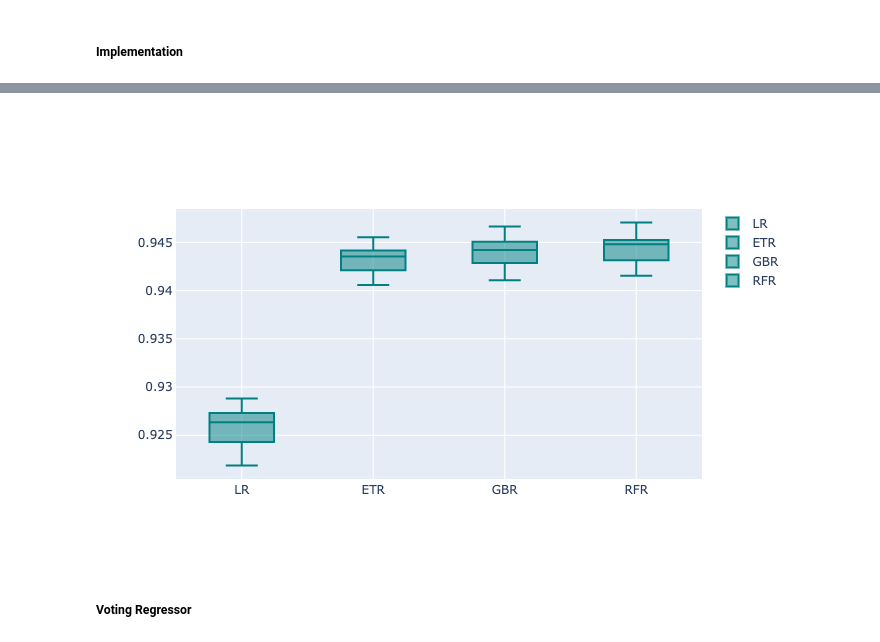
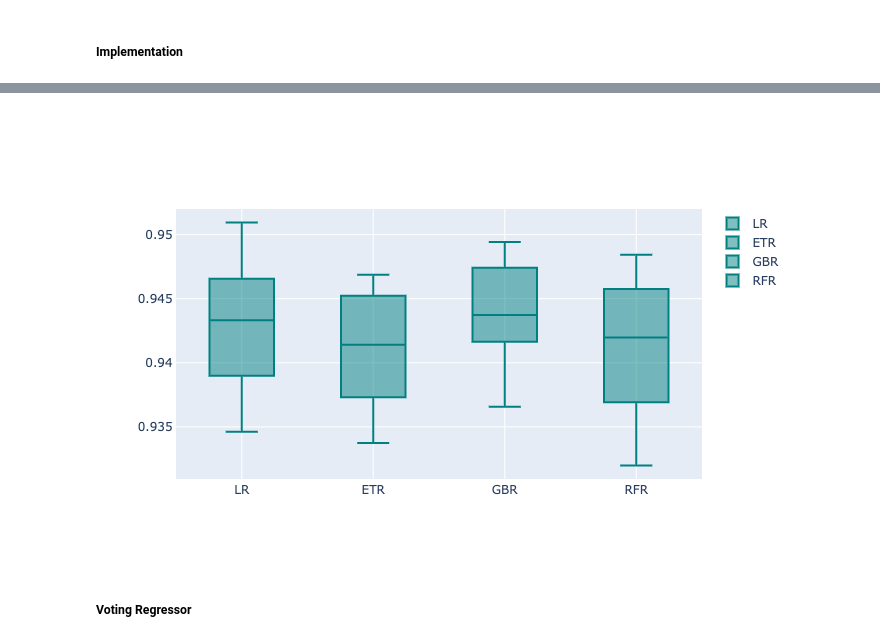
Before and after one commit to gayu28/ML_projects, a Jupyter notebook: Flight_Delay_pred/regr01.ipynb, the cells around one changed output, grey strips where cells are left out. Saved outputs shown, nothing was run; the diff lists cells and outputs as text; code cells hidden in the pictures.

```diff
--- a/Flight_Delay_pred/regr01.ipynb
+++ b/Flight_Delay_pred/regr01.ipynb
@@ -251,9 +293,9 @@ PlotBoxR().PlotResult(names,results)
 [interactive output not drawn]
 [interactive output not drawn]
 # %%
-Image(filename='/Users/shwethailango/Downloads/newplot.png')
+Image(filename='/Users/shwethailango/Downloads/newplot (1).png')
 # %% [output]
-[figure, old version]
+[figure, new version]
 # %% [markdown]
 #####  Voting Regressor
 # %%
```
Also changed, not shown: parts of 31 cells of this notebook.
